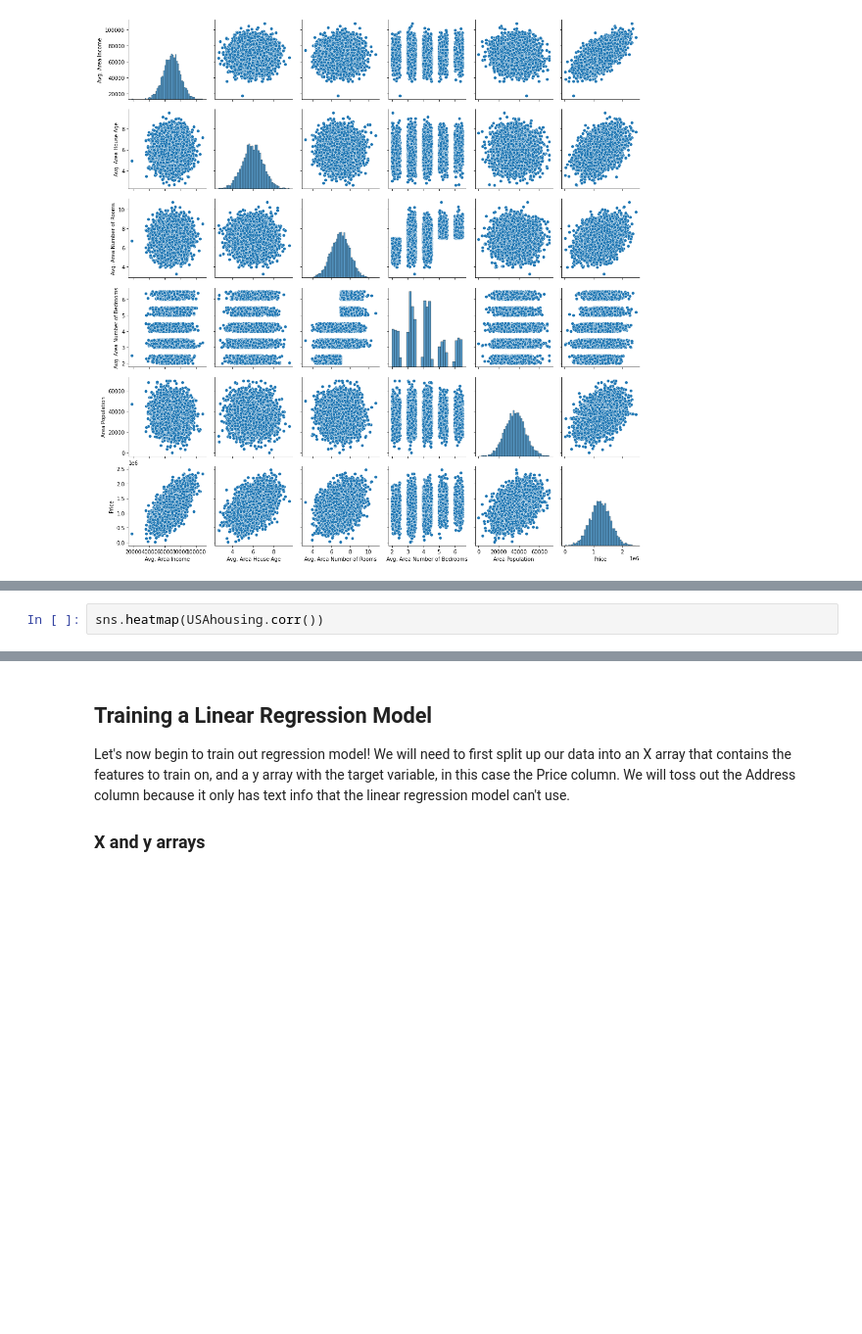
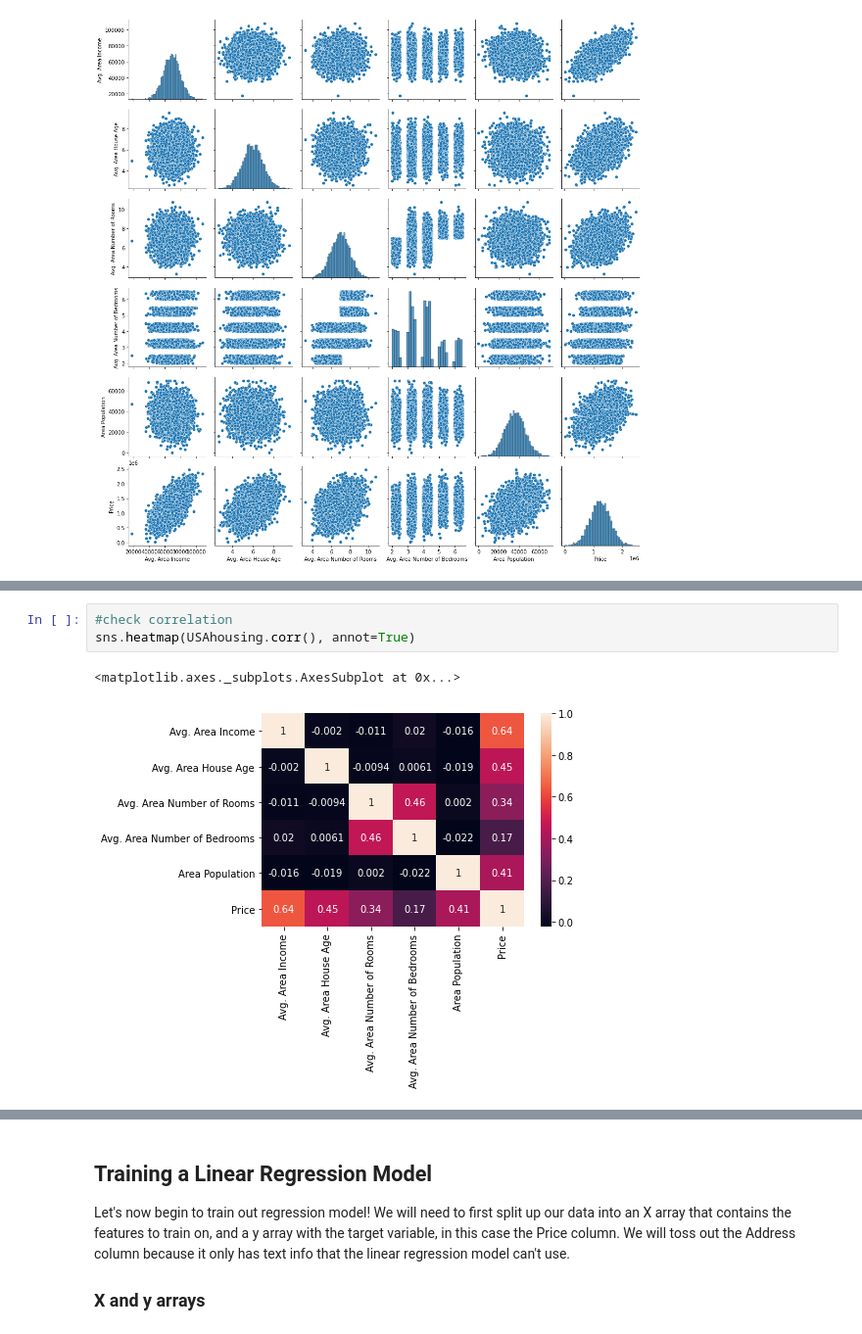
Before and after one commit to tulikajain04/Linear-Regression, a Jupyter notebook: USA Housing.ipynb, the cells around one changed output, grey strips where cells are left out. Shown at 98% size. Cells and saved outputs as stored; diff of their text form; blank space fills up the shorter version.

```diff
--- a/USA Housing.ipynb
+++ b/USA Housing.ipynb
@@ -91,2 +107,6 @@ sns.distplot(USAhousing['Price'])
 # %%
-sns.heatmap(USAhousing.corr())
+#check correlation
+sns.heatmap(USAhousing.corr(), annot=True)
+# %% [output]
+<matplotlib.axes._subplots.AxesSubplot at 0x...>
+[figure, added]
```
Also changed, not shown: parts of 63 cells of this notebook.
